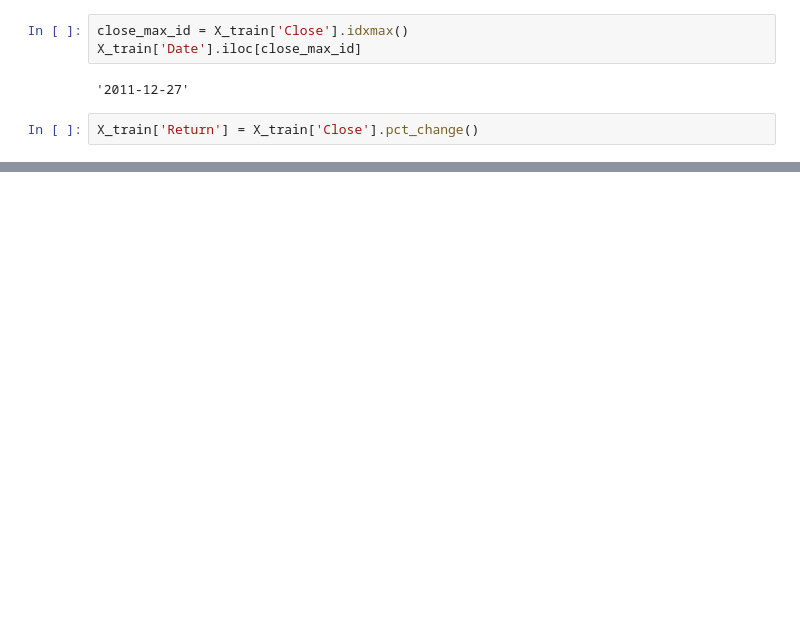
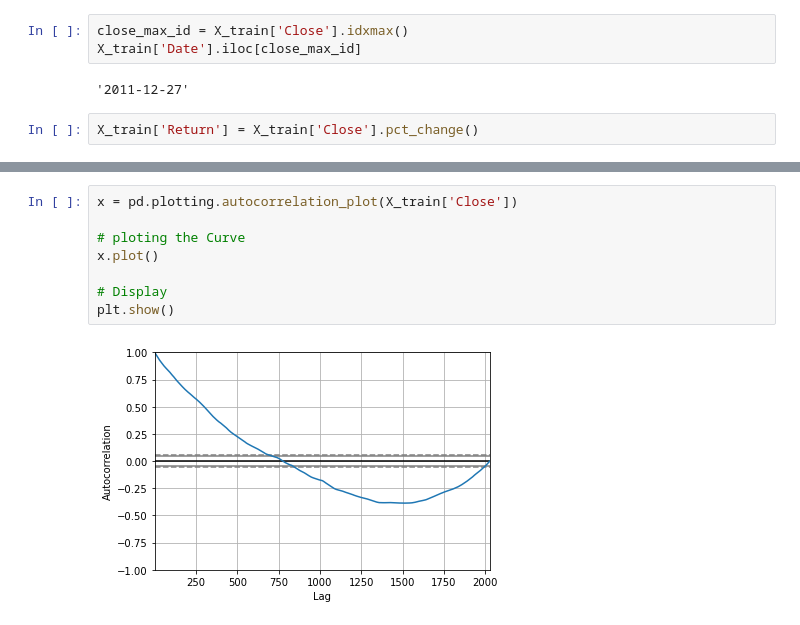
Before and after one commit to chocochip13/stock-price, a Jupyter notebook: notebooks/EDA.ipynb, the cells around one changed output, grey strips where cells are left out. Drawn from its saved outputs; the diff is of its cells as text; blank space fills up the shorter version.

```diff
--- a/notebooks/EDA.ipynb
+++ b/notebooks/EDA.ipynb
@@ -133,0 +156,10 @@ SyntaxError: invalid syntax (<ipython-input-101-a6881b3d146f>, line 3)
+# %%
+x = pd.plotting.autocorrelation_plot(X_train['Close'])
+
+# ploting the Curve
+x.plot()
+
+# Display
+plt.show()
+# %% [output]
+[figure, added]
```
Also changed, not shown: parts of 25 cells of this notebook, 1 other file.
